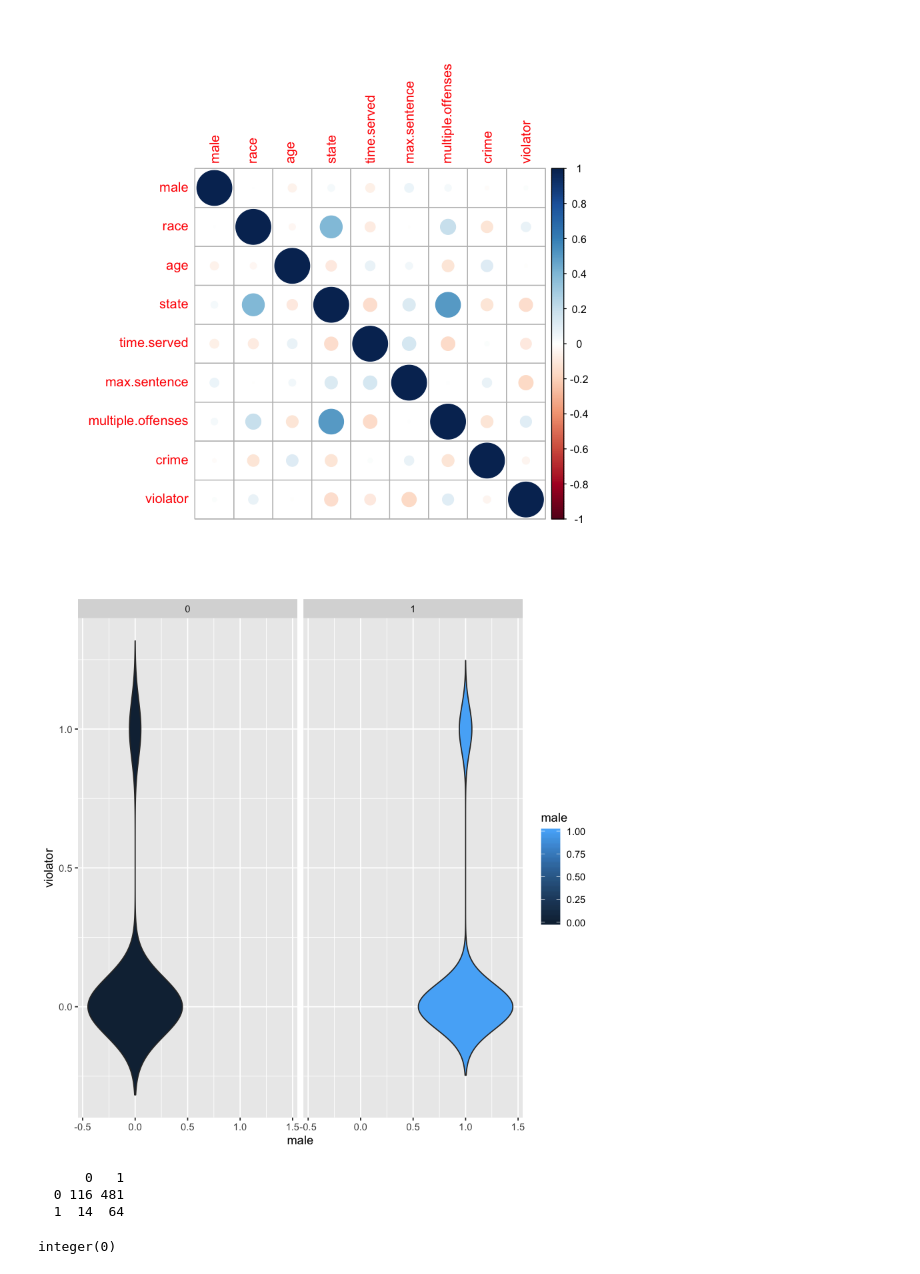
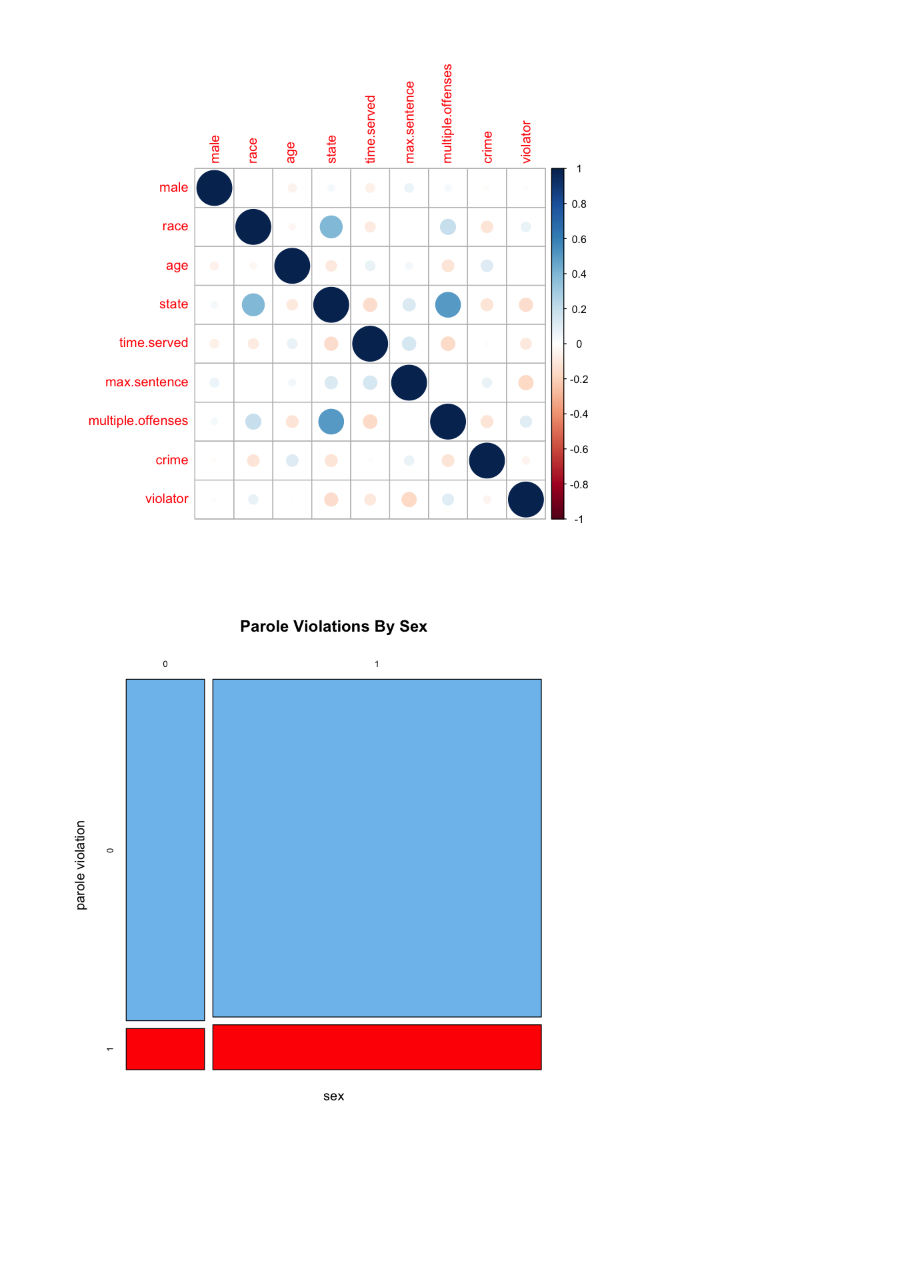
Before and after one commit to RDallavia/MITxDataAnalyticsEdge, a Jupyter notebook: LogisticRegression/ParoleViolators.ipynb, the cells around one changed output. Saved outputs shown, nothing was run; the diff lists cells and outputs as text; code cells hidden in the pictures; blank space fills up the shorter version.

Commit message:
parole mosaics started

```diff
--- a/LogisticRegression/ParoleViolators.ipynb
+++ b/LogisticRegression/ParoleViolators.ipynb
@@ -96,18 +96,7 @@ Many of our predictors, in addition to our response variable, are categorical. S
 corrplot(cor(parole, use="complete.obs"))
 # %% [output]
 [figure]
-# %%
-v_sex = ggplot(parole, aes(x=male, y=violator, fill=male, group=1))
-v_sex + geom_violin(trim=FALSE) + facet_wrap(~ male)
-# %% [output]
-[figure, removed]
-# %%
-table(parole$violator, parole$male)
-# %% [output]
-      0   1
-  0 116 481
-  1  14  64
-# %%
-which(is.na(parole$male))
-# %% [output]
-integer(0)
+# %%
+mosaicplot(table(parole$male, parole$violator), main = "Parole Violations By Sex", xlab="sex", ylab="parole violation", color=c("skyblue2", "red"))
+# %% [output]
+[figure, added]
```
Also changed, not shown: parts of 2 cells of this notebook.
